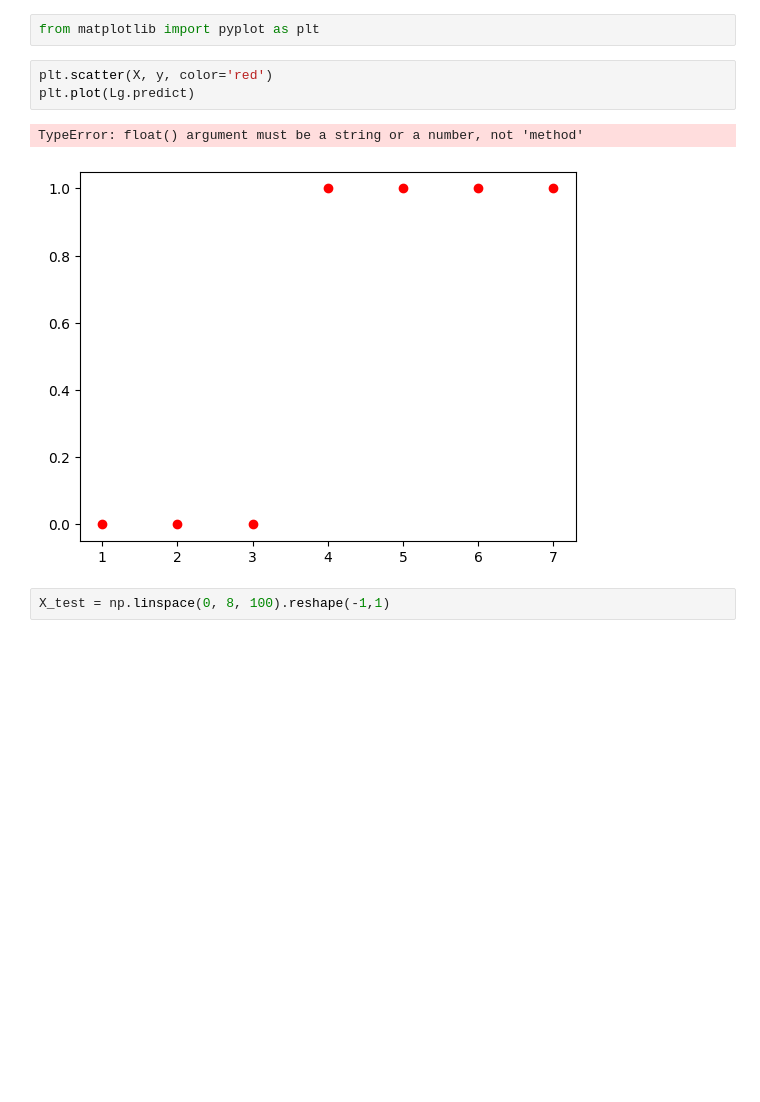
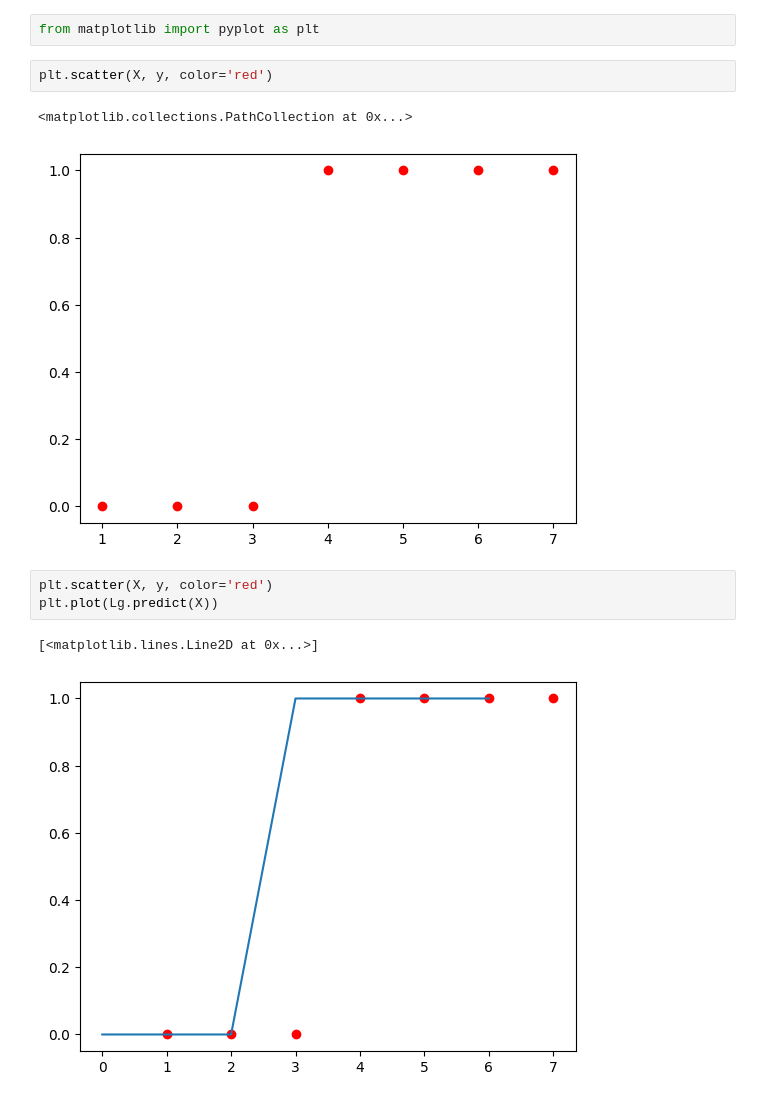
Before and after one commit to Vivekadile/ML_journey, a Jupyter notebook: 04_supervised_learning/logistic_regression/implementation.ipynb, the cells around one changed output. Cells and saved outputs as stored; diff of their text form; blank space fills up the shorter version.

```diff
--- a/04_supervised_learning/logistic_regression/implementation.ipynb
+++ b/04_supervised_learning/logistic_regression/implementation.ipynb
@@ -20,9 +20,12 @@ array([1])
 from matplotlib import pyplot as plt
 # %%
 plt.scatter(X, y, color='red')
-plt.plot(Lg.predict)
 # %% [output]
-TypeError: float() argument must be a string or a number, not 'method'
+<matplotlib.collections.PathCollection at 0x...>
 [figure]
-# %%
-X_test = np.linspace(0, 8, 100).reshape(-1,1)
+# %%
+plt.scatter(X, y, color='red')
+plt.plot(Lg.predict(X))
+# %% [output]
+[<matplotlib.lines.Line2D at 0x...>]
+[figure, added]
```
Also changed, not shown: 3 other files.
